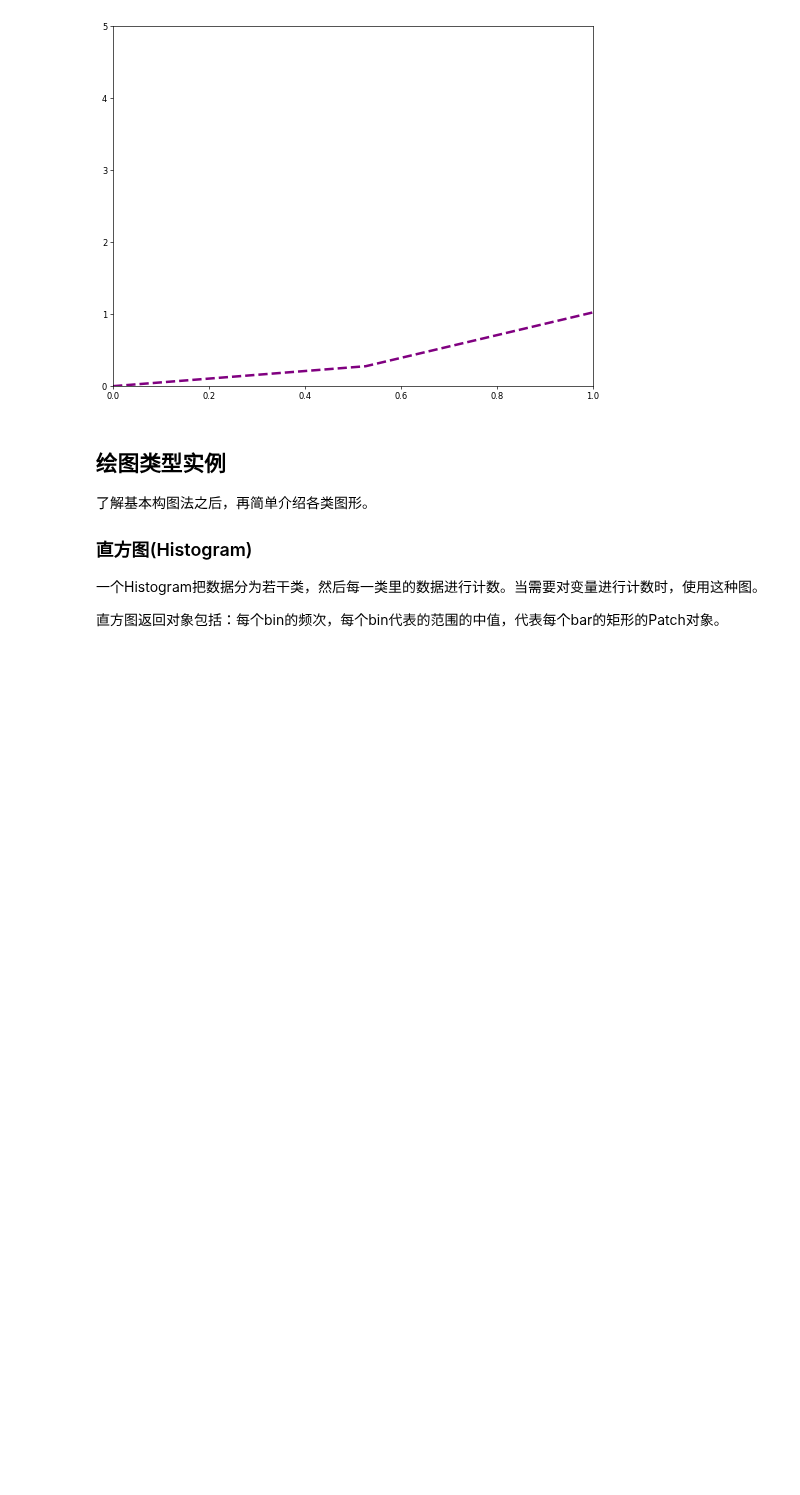
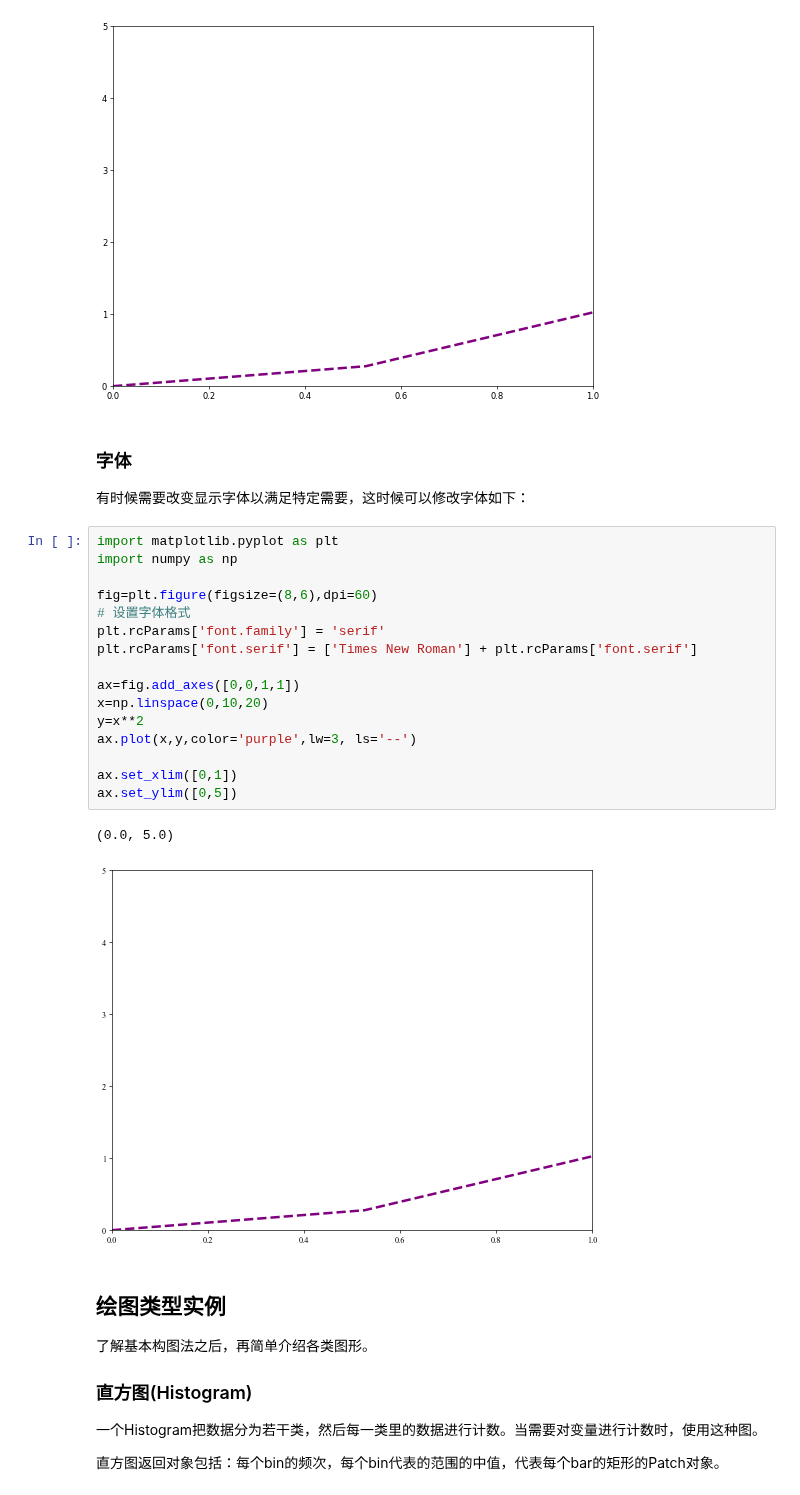
Before and after one commit to iHeadWater/hydrus, a Jupyter notebook: 3-basic-pyviz/matplotlib/how-to-use-matplotlib.ipynb, the cells around one changed output. Drawn from its saved outputs; the diff is of its cells as text; blank space fills up the shorter version.

```diff
--- a/3-basic-pyviz/matplotlib/how-to-use-matplotlib.ipynb
+++ b/3-basic-pyviz/matplotlib/how-to-use-matplotlib.ipynb
@@ -234,6 +234,29 @@ ax.set_ylim([0,5])
 # %% [output]
 (0, 5)
 [figure]
+# %% [markdown]
+### 字体
+
+有时候需要改变显示字体以满足特定需要，这时候可以修改字体如下：
+# %%
+import matplotlib.pyplot as plt
+import numpy as np
+
+fig=plt.figure(figsize=(8,6),dpi=60)
+# 设置字体格式
+plt.rcParams['font.family'] = 'serif'
+plt.rcParams['font.serif'] = ['Times New Roman'] + plt.rcParams['font.serif']
+
+ax=fig.add_axes([0,0,1,1])
+x=np.linspace(0,10,20)
+y=x**2
+ax.plot(x,y,color='purple',lw=3, ls='--')
+
+ax.set_xlim([0,1])
+ax.set_ylim([0,5])
+# %% [output]
+(0.0, 5.0)
+[figure, added]
 # %% [markdown]
 ## 绘图类型实例
 
```
Also changed, not shown: 1 other file.
